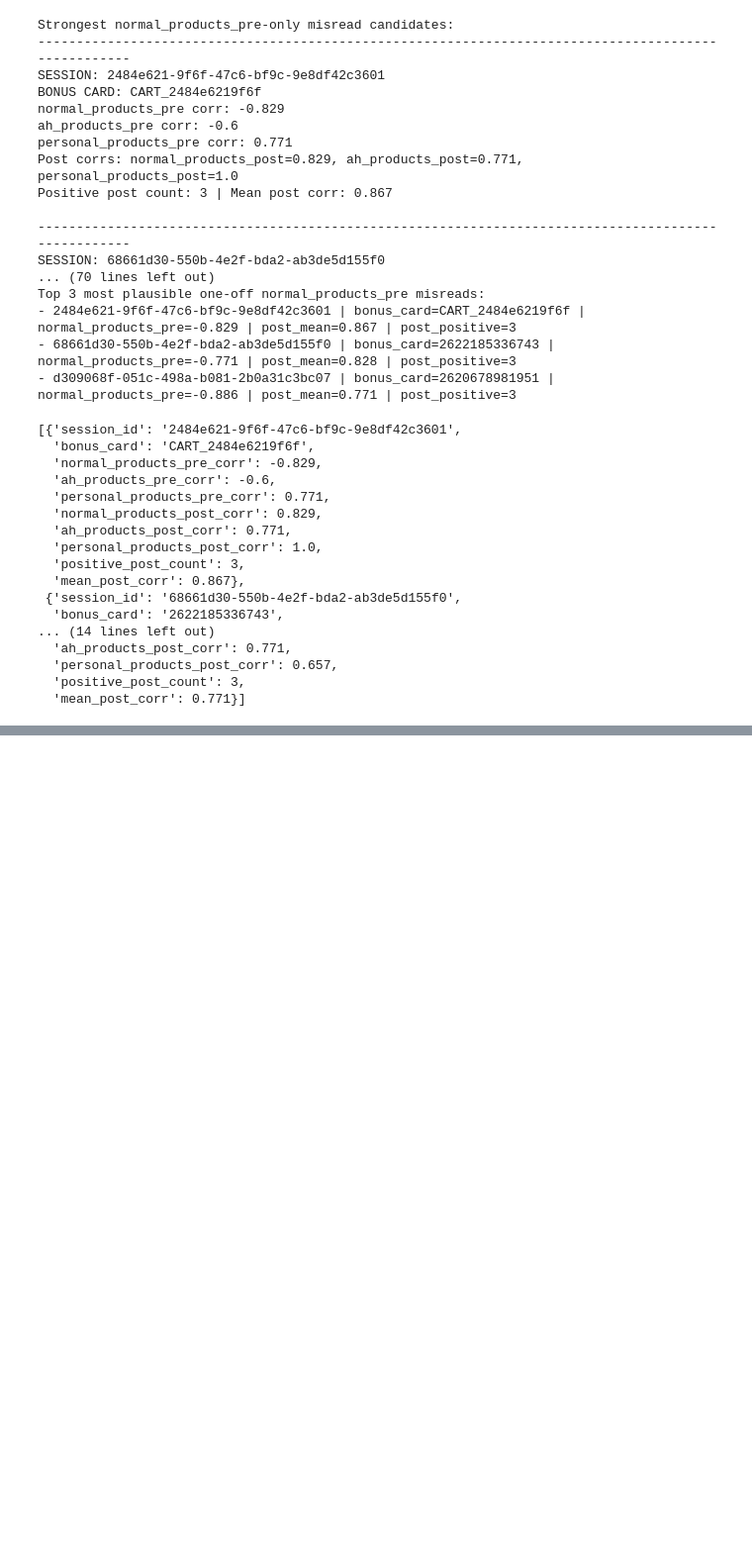
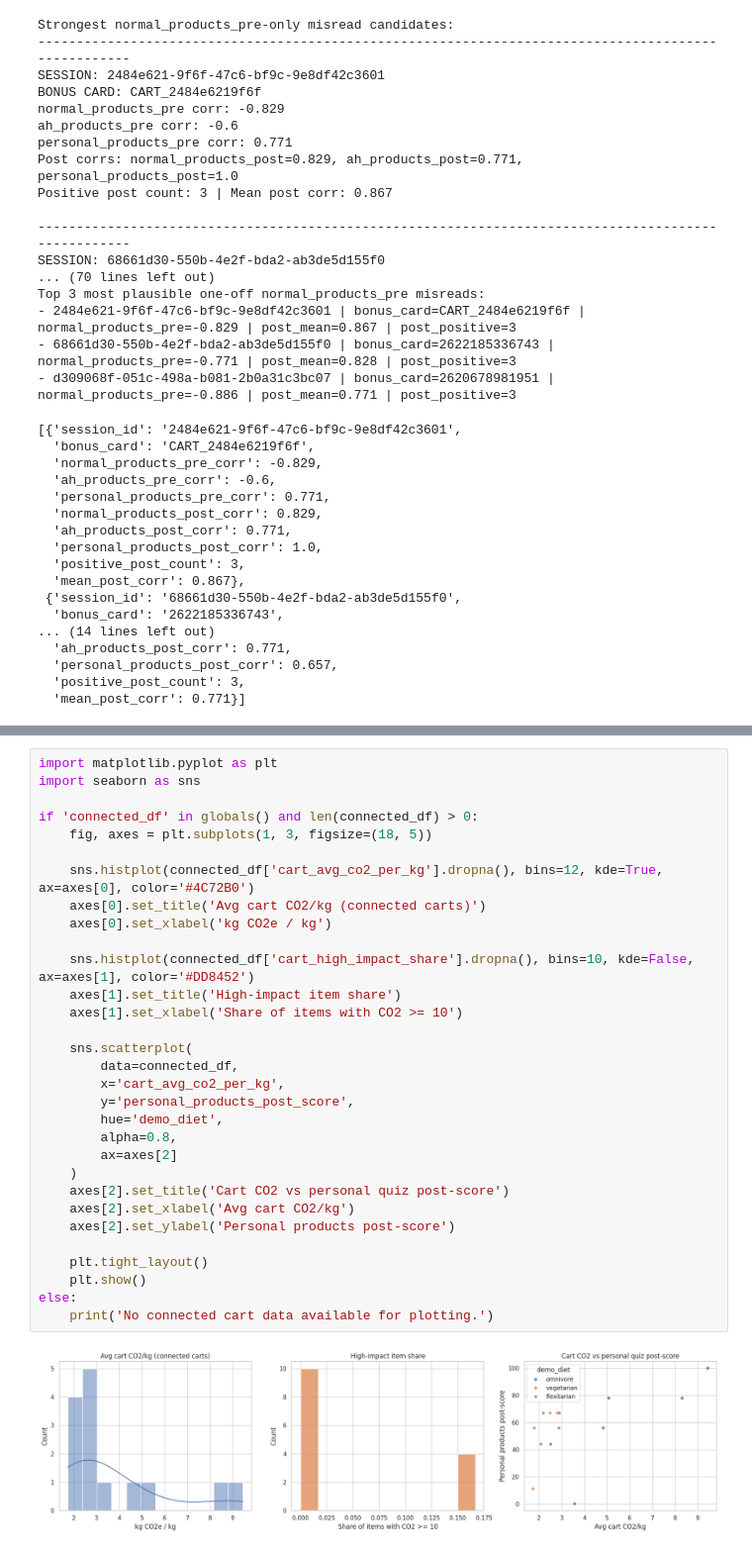
Before and after one commit to MontagueJacobs/albert, a Jupyter notebook: analysis/experiment_analysis.ipynb, the cells around one changed output, grey strips where cells are left out. Shown at 99% size. Cells and saved outputs as stored; diff of their text form; blank space fills up the shorter version.

```diff
--- a/analysis/experiment_analysis.ipynb
+++ b/analysis/experiment_analysis.ipynb
@@ -1534,0 +1746,33 @@ Top 3 most plausible one-off normal_products_pre misreads:
+# %%
+import matplotlib.pyplot as plt
+import seaborn as sns
+
+if 'connected_df' in globals() and len(connected_df) > 0:
+    fig, axes = plt.subplots(1, 3, figsize=(18, 5))
+
+    sns.histplot(connected_df['cart_avg_co2_per_kg'].dropna(), bins=12, kde=True, ax=axes[0], color='#4C72B0')
+    axes[0].set_title('Avg cart CO2/kg (connected carts)')
+    axes[0].set_xlabel('kg CO2e / kg')
+
+    sns.histplot(connected_df['cart_high_impact_share'].dropna(), bins=10, kde=False, ax=axes[1], color='#DD8452')
+    axes[1].set_title('High-impact item share')
+    axes[1].set_xlabel('Share of items with CO2 >= 10')
+
+    sns.scatterplot(
+        data=connected_df,
+        x='cart_avg_co2_per_kg',
+        y='personal_products_post_score',
+        hue='demo_diet',
+        alpha=0.8,
+        ax=axes[2]
+    )
+    axes[2].set_title('Cart CO2 vs personal quiz post-score')
+    axes[2].set_xlabel('Avg cart CO2/kg')
+    axes[2].set_ylabel('Personal products post-score')
+
+    plt.tight_layout()
+    plt.show()
+else:
+    print('No connected cart data available for plotting.')
+# %% [output]
+[figure, added]
```
Also changed, not shown: parts of 6 cells of this notebook, 3 other files.
